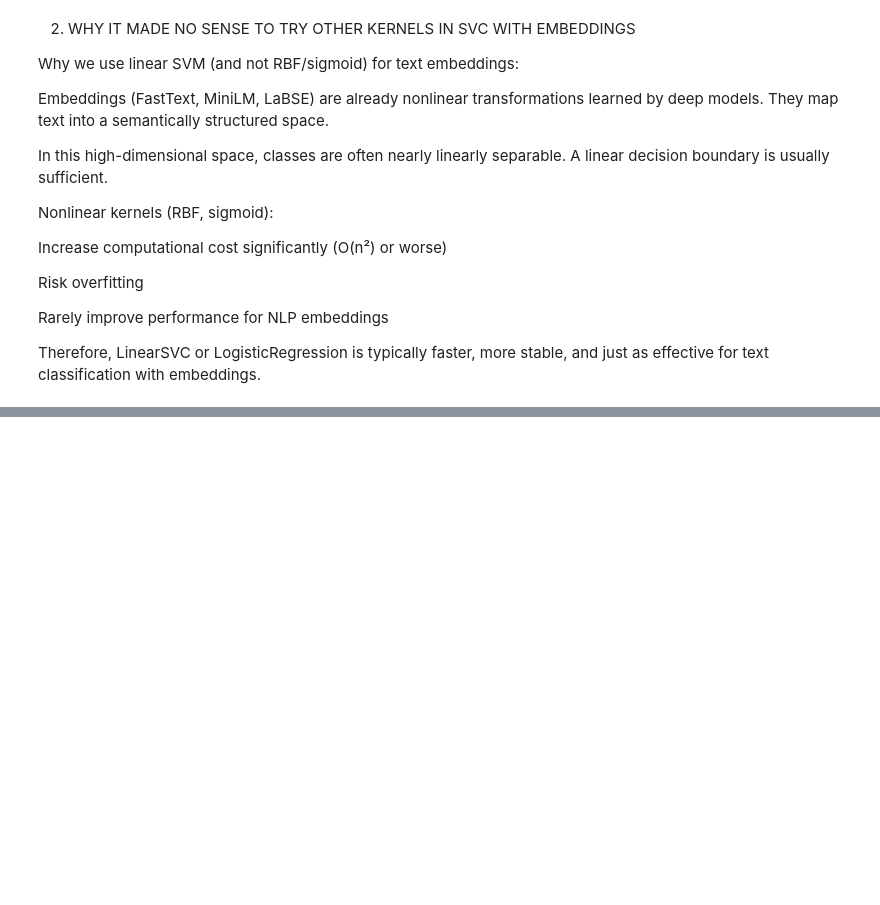
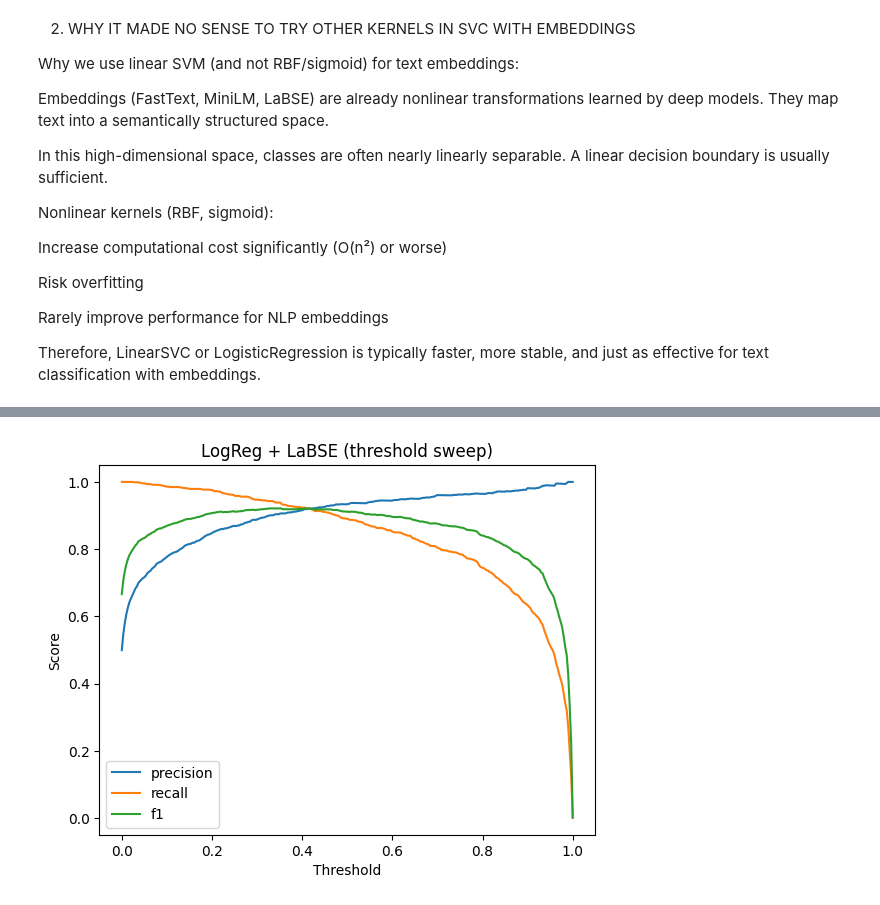
Before and after one commit to PacoBahena/hate_detection, a Jupyter notebook: ia_hate/models/Learning.ipynb, the cells around one changed output, grey strips where cells are left out. Drawn from its saved outputs; the diff is of its cells as text; code cells hidden in the pictures; blank space fills up the shorter version.

```diff
--- a/ia_hate/models/Learning.ipynb
+++ b/ia_hate/models/Learning.ipynb
@@ -544,6 +551,8 @@ for model_name,model in trained_models.items():
 # %% [markdown]
 #### List models performance.
 # %%
+
+t_models = {}
 
 def get_X_test(model_name, full=False):
     """
@@ -576,6 +585,7 @@ for model_file in model_files:
 
     with open(model_file, 'rb') as file:
         model = pickle.load(file)
+        t_models[model_name] = model
         print(f"\nBest params were :{model.best_params_}")
 
     #checking performance on training data
@@ -708,0 +766,16 @@ Therefore, LinearSVC or LogisticRegression is typically faster, more stable, and
+# %%
+logreg_labse = t_models["r_model_logreg_emb_labse"].best_estimator_
+test_features = get_X_test("r_model_logreg_emb_labse", full=(not balanced_test_dataset))
+scores_lr = get_scores(logreg_labse, test_features)
+
+
+df_lr = threshold_sweep(scores_lr, np.asarray(test_labels))
+
+
+df_lr_filtered = (
+    df_lr[df_lr["recall"] >= 0.9]
+        .sort_values(["precision", "recall"], ascending=False)
+        .head(20)
+)
+
+df_lr_filtered
@@ -708,0 +800,4 @@ Therefore, LinearSVC or LogisticRegression is typically faster, more stable, and
+# %%
+plot_threshold_curves(df_lr, title="LogReg + LaBSE (threshold sweep)")
+# %% [output]
+[figure, added]
```
Also changed, not shown: parts of 8 cells of this notebook.
